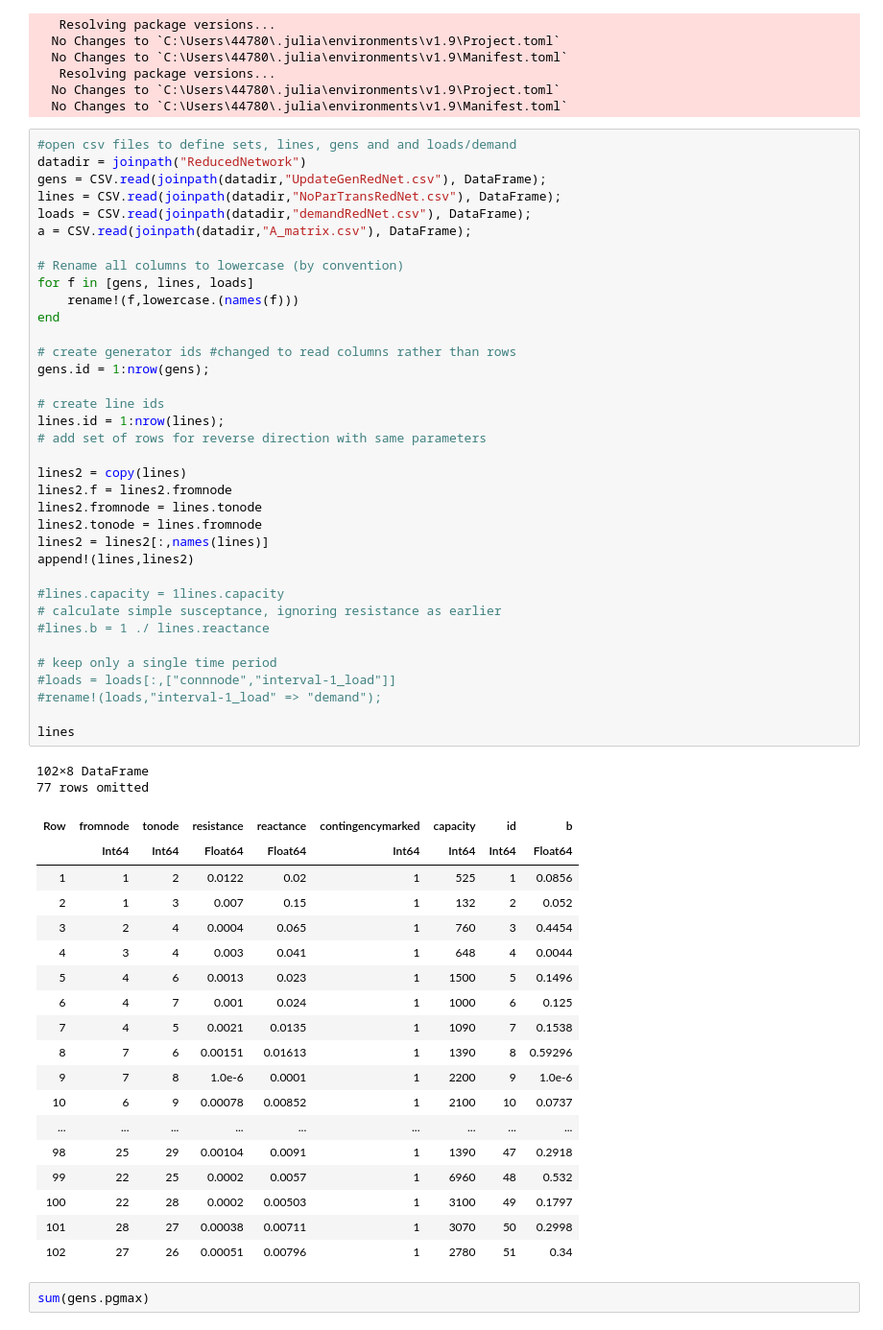
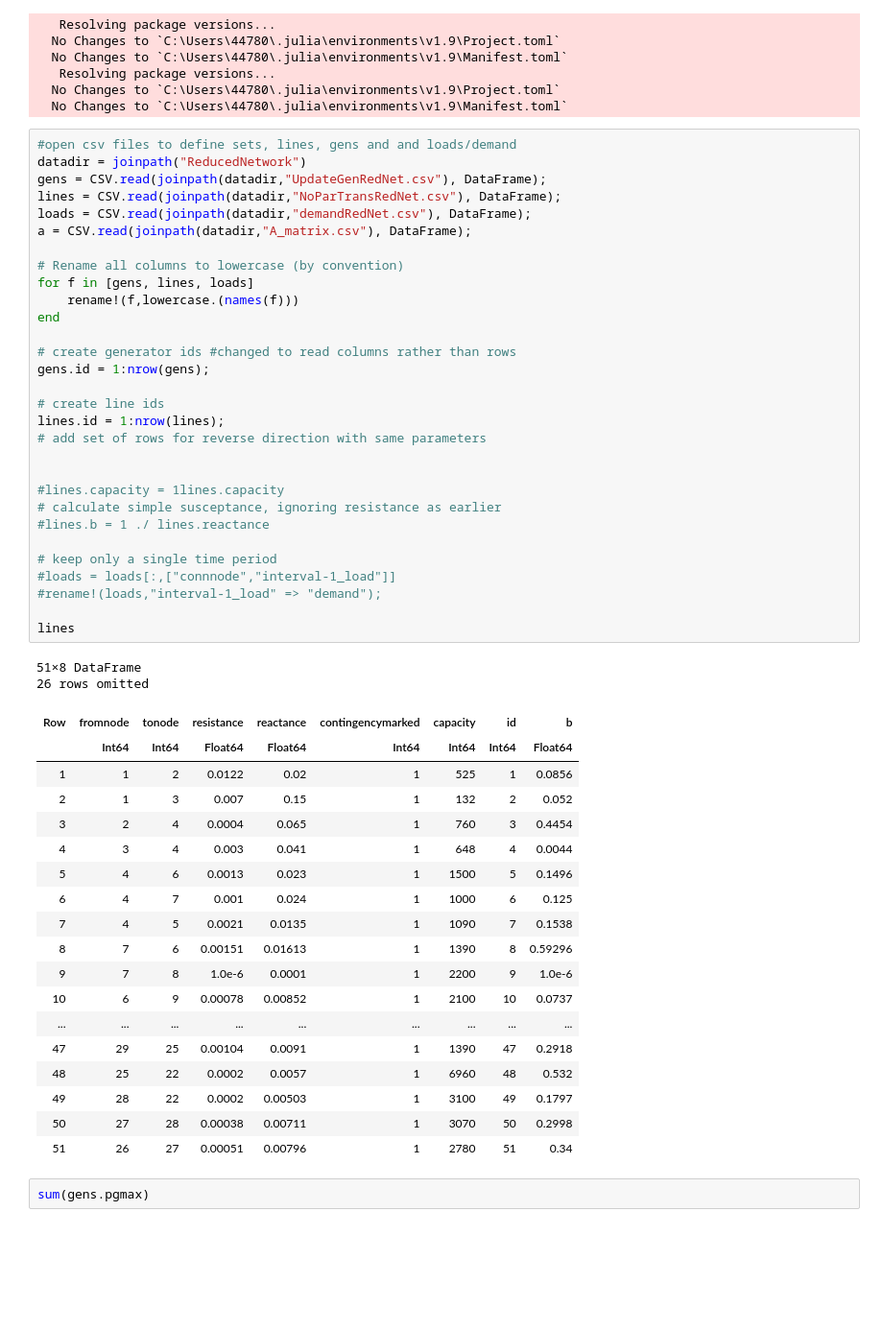
Before and after one commit to salbert-antwi/power-systems-optimization, a Jupyter notebook: Notebooks/MarketModelling_Attempt1.ipynb, the cells around one changed output. Shown: that part at 96% size. Drawn from its saved outputs; the diff is of its cells as text; blank space fills up the shorter version.

```diff
--- a/Notebooks/MarketModelling_Attempt1.ipynb
+++ b/Notebooks/MarketModelling_Attempt1.ipynb
@@ -30,46 +30,40 @@ end
 gens.id = 1:nrow(gens);
 
 # create line ids
 lines.id = 1:nrow(lines);
 # add set of rows for reverse direction with same parameters
 
-lines2 = copy(lines)
-lines2.f = lines2.fromnode
-lines2.fromnode = lines.tonode
-lines2.tonode = lines.fromnode
-lines2 = lines2[:,names(lines)]
-append!(lines,lines2)
 
 #lines.capacity = 1lines.capacity
 # calculate simple susceptance, ignoring resistance as earlier
 #lines.b = 1 ./ lines.reactance
 
 # keep only a single time period
 #loads = loads[:,["connnode","interval-1_load"]]
 #rename!(loads,"interval-1_load" => "demand");
 
 lines
 # %% [output]
-102×8 DataFrame
-77 rows omitted
+51×8 DataFrame
+26 rows omitted
 | Row | fromnode | tonode | resistance | reactance | contingencymarked | capacity | id | b |
 |  | Int64 | Int64 | Float64 | Float64 | Int64 | Int64 | Int64 | Float64 |
 | 1 | 1 | 2 | 0.0122 | 0.02 | 1 | 525 | 1 | 0.0856 |
 | 2 | 1 | 3 | 0.007 | 0.15 | 1 | 132 | 2 | 0.052 |
 | 3 | 2 | 4 | 0.0004 | 0.065 | 1 | 760 | 3 | 0.4454 |
 | 4 | 3 | 4 | 0.003 | 0.041 | 1 | 648 | 4 | 0.0044 |
 | 5 | 4 | 6 | 0.0013 | 0.023 | 1 | 1500 | 5 | 0.1496 |
 | 6 | 4 | 7 | 0.001 | 0.024 | 1 | 1000 | 6 | 0.125 |
 | 7 | 4 | 5 | 0.0021 | 0.0135 | 1 | 1090 | 7 | 0.1538 |
 | 8 | 7 | 6 | 0.00151 | 0.01613 | 1 | 1390 | 8 | 0.59296 |
 | 9 | 7 | 8 | 1.0e-6 | 0.0001 | 1 | 2200 | 9 | 1.0e-6 |
 | 10 | 6 | 9 | 0.00078 | 0.00852 | 1 | 2100 | 10 | 0.0737 |
 | ... | ... | ... | ... | ... | ... | ... | ... | ... |
-| 98 | 25 | 29 | 0.00104 | 0.0091 | 1 | 1390 | 47 | 0.2918 |
-| 99 | 22 | 25 | 0.0002 | 0.0057 | 1 | 6960 | 48 | 0.532 |
-| 100 | 22 | 28 | 0.0002 | 0.00503 | 1 | 3100 | 49 | 0.1797 |
-| 101 | 28 | 27 | 0.00038 | 0.00711 | 1 | 3070 | 50 | 0.2998 |
-| 102 | 27 | 26 | 0.00051 | 0.00796 | 1 | 2780 | 51 | 0.34 |
+| 47 | 29 | 25 | 0.00104 | 0.0091 | 1 | 1390 | 47 | 0.2918 |
+| 48 | 25 | 22 | 0.0002 | 0.0057 | 1 | 6960 | 48 | 0.532 |
+| 49 | 28 | 22 | 0.0002 | 0.00503 | 1 | 3100 | 49 | 0.1797 |
+| 50 | 27 | 28 | 0.00038 | 0.00711 | 1 | 3070 | 50 | 0.2998 |
+| 51 | 26 | 27 | 0.00051 | 0.00796 | 1 | 2780 | 51 | 0.34 |
 # %%
 sum(gens.pgmax)
 # %% [output]
```
Also changed, not shown: parts of 2 cells of this notebook.
